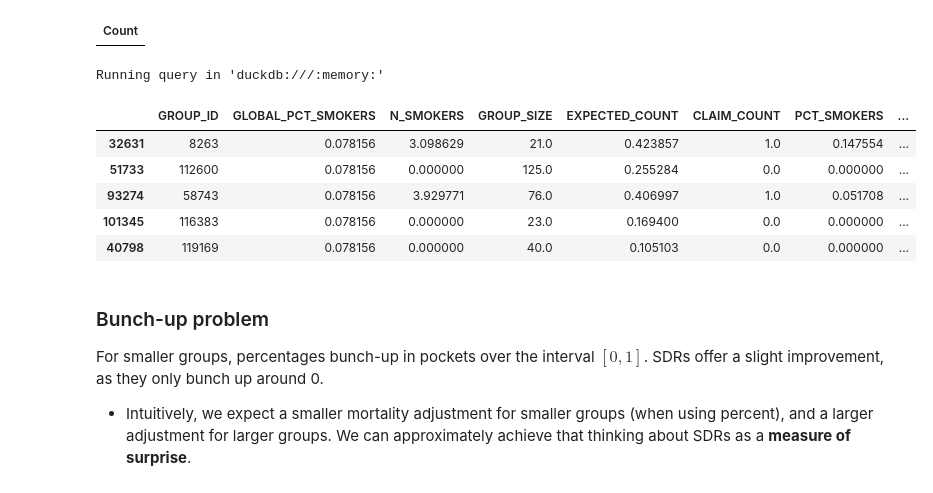
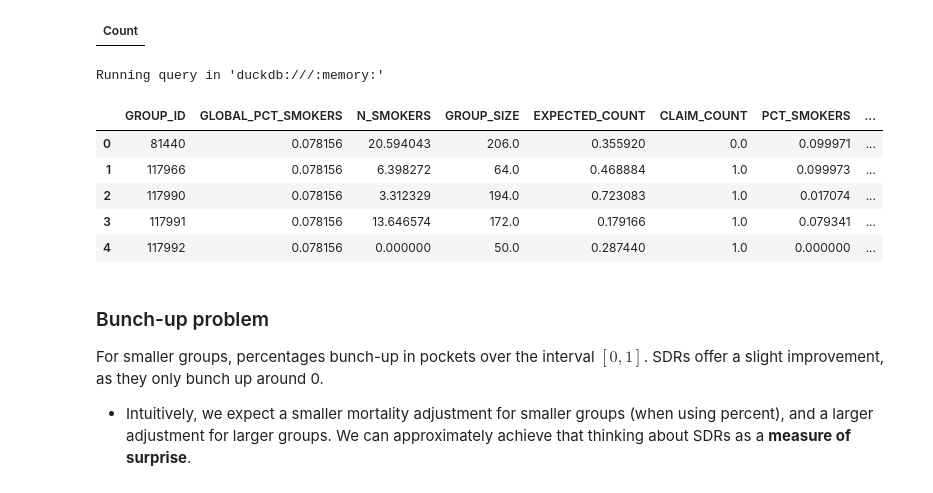
Before and after one commit to mma-fsa/data-examples, a Jupyter notebook: src/analysis/3_grouped_data_features.ipynb, the cells around one changed output. Cells and saved outputs as stored; diff of their text form; code cells hidden in the pictures.

```diff
--- a/src/analysis/3_grouped_data_features.ipynb
+++ b/src/analysis/3_grouped_data_features.ipynb
@@ -78,7 +78,6 @@ from scipy.special import xlogy
 # query grouped data
 df_smoker_feature = %sql select * from V_SMOKER_FEATURE
 df_smoker_feature = df_smoker_feature.DataFrame()
-df_smoker_feature = df_smoker_feature.sample(frac=0.1, random_state=42)
 
 # calculate % of group that is smokers
 df_smoker_feature["PCT_SMOKERS"] = df_smoker_feature["N_SMOKERS"] / df_smoker_feature["GROUP_SIZE"]
@@ -93,38 +92,38 @@ df_smoker_feature["GROUP_SIZE_BIN"] = pd.cut(
     include_lowest=True,
 )
 
 # Expected number of smokers for each group under the global smoker rate.
 df_smoker_feature["EXPECTED_SMOKERS"] = (
     df_smoker_feature["GLOBAL_PCT_SMOKERS"].astype(float) * df_smoker_feature["GROUP_SIZE"].astype(float)
 )
 
 # Signed Poisson deviance residuals using a simple closed-form expression.
 y = df_smoker_feature["N_SMOKERS"].astype(float).to_numpy()
 mu = df_smoker_feature["EXPECTED_SMOKERS"].astype(float).to_numpy()
 mu_safe = np.clip(mu, 1e-8, None)
 deviance_term = 2 * (xlogy(y, y / mu_safe) - (y - mu_safe))
 df_smoker_feature["SMOKER_SDR"] = np.sign(y - mu_safe) * np.sqrt(np.maximum(deviance_term, 0.0))
 
 # Calculate A/E for **claims** (not number of smokers)
 df_smoker_feature["AE"] = df_smoker_feature["CLAIM_COUNT"] / df_smoker_feature["EXPECTED_COUNT"]
 df_smoker_feature["log_AE"] = np.log((1 + df_smoker_feature["CLAIM_COUNT"]) / df_smoker_feature["EXPECTED_COUNT"])
 
 # Center each bin's fitted line around zero so the shapes can be compared
 # without being dominated by different intercepts.
 df_smoker_feature["log_AE_centered"] = (
     df_smoker_feature["log_AE"]
     - df_smoker_feature.groupby("GROUP_SIZE_BIN")["log_AE"].transform("mean")
 )
 
 df_smoker_feature.head()
 # %% [output]
 Running query in 'duckdb:///:memory:'
 |  | GROUP_ID | GLOBAL_PCT_SMOKERS | N_SMOKERS | GROUP_SIZE | EXPECTED_COUNT | CLAIM_COUNT | PCT_SMOKERS | ... |
-| 32631 | 8263 | 0.078156 | 3.098629 | 21.0 | 0.423857 | 1.0 | 0.147554 | ... |
-| 51733 | 112600 | 0.078156 | 0.000000 | 125.0 | 0.255284 | 0.0 | 0.000000 | ... |
-| 93274 | 58743 | 0.078156 | 3.929771 | 76.0 | 0.406997 | 1.0 | 0.051708 | ... |
-| 101345 | 116383 | 0.078156 | 0.000000 | 23.0 | 0.169400 | 0.0 | 0.000000 | ... |
-| 40798 | 119169 | 0.078156 | 0.000000 | 40.0 | 0.105103 | 0.0 | 0.000000 | ... |
+| 0 | 81440 | 0.078156 | 20.594043 | 206.0 | 0.355920 | 0.0 | 0.099971 | ... |
+| 1 | 117966 | 0.078156 | 6.398272 | 64.0 | 0.468884 | 1.0 | 0.099973 | ... |
+| 2 | 117990 | 0.078156 | 3.312329 | 194.0 | 0.723083 | 1.0 | 0.017074 | ... |
+| 3 | 117991 | 0.078156 | 13.646574 | 172.0 | 0.179166 | 1.0 | 0.079341 | ... |
+| 4 | 117992 | 0.078156 | 0.000000 | 50.0 | 0.287440 | 1.0 | 0.000000 | ... |
 # %% [markdown]
 ### Bunch-up problem
 
```
Also changed, not shown: parts of 7 cells of this notebook.
